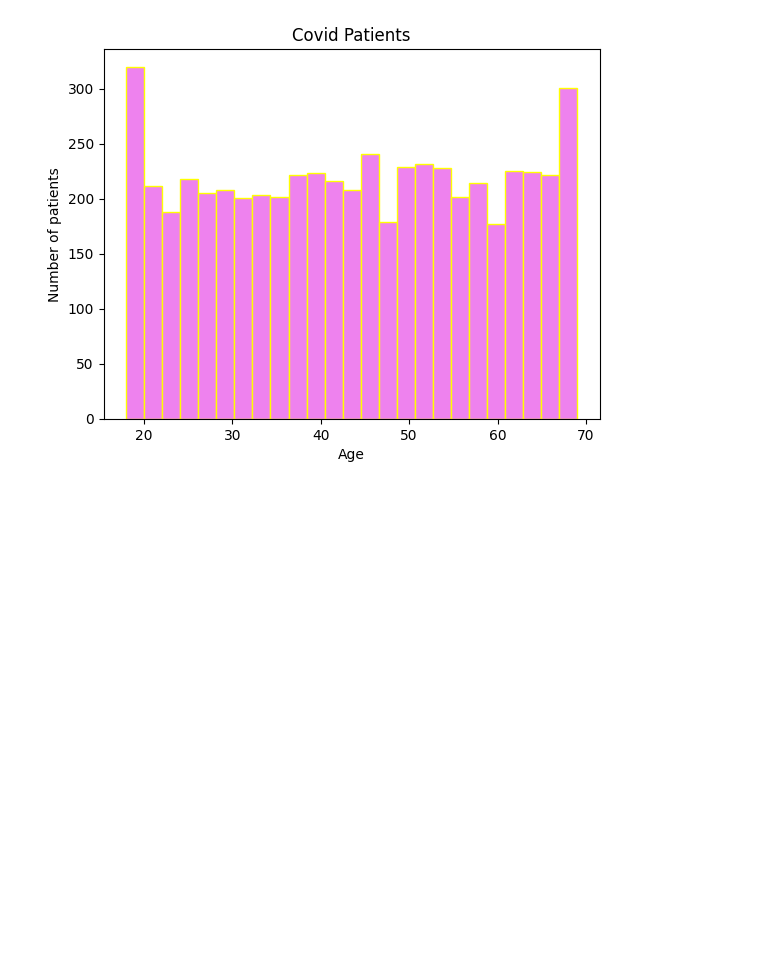
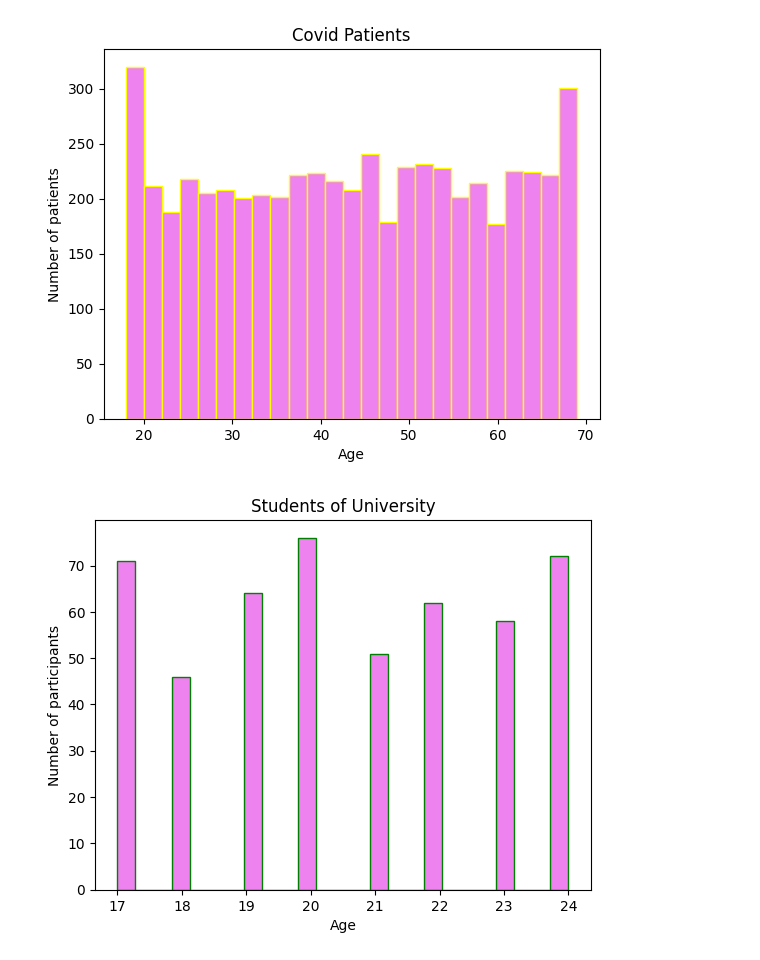
Before and after one commit to Shivani11032006/Daily-work, a Jupyter notebook: Untitled8.ipynb, the cells around one changed output. Drawn from its saved outputs; the diff is of its cells as text; code cells hidden in the pictures; blank space fills up the shorter version.

```diff
--- a/Untitled8.ipynb
+++ b/Untitled8.ipynb
@@ -154,3 +154,15 @@ plt.ylabel('Number of patients')
 plt.show()
 # %% [output]
 [figure]
+# %%
+import matplotlib.pyplot as plt
+import numpy as np
+np.random.seed(42)
+data = np.random.randint(17,25,500)
+plt.hist(data, bins=25, edgecolor='green', color='violet')
+plt.title('Students of University')
+plt.xlabel('Age')
+plt.ylabel('Number of participants')
+plt.show()
+# %% [output]
+[figure, added]
```
Also changed, not shown: parts of 1 cell of this notebook.
